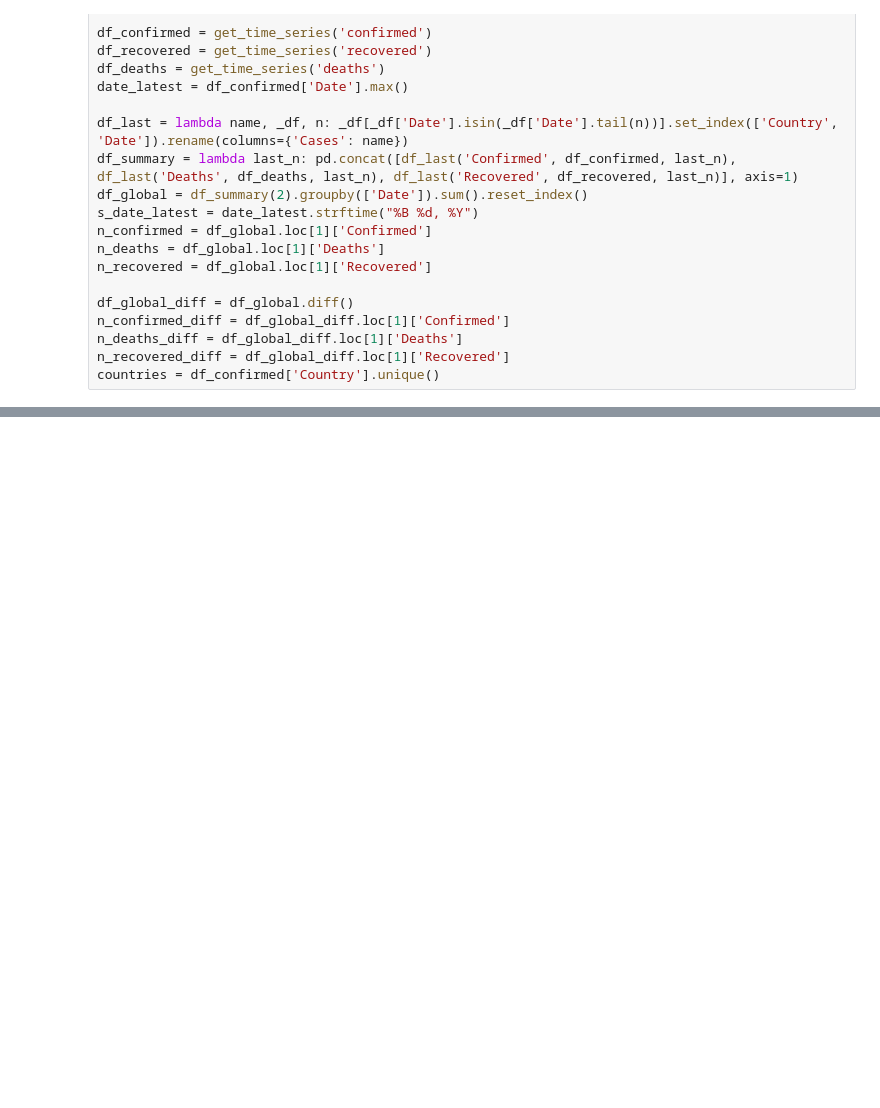
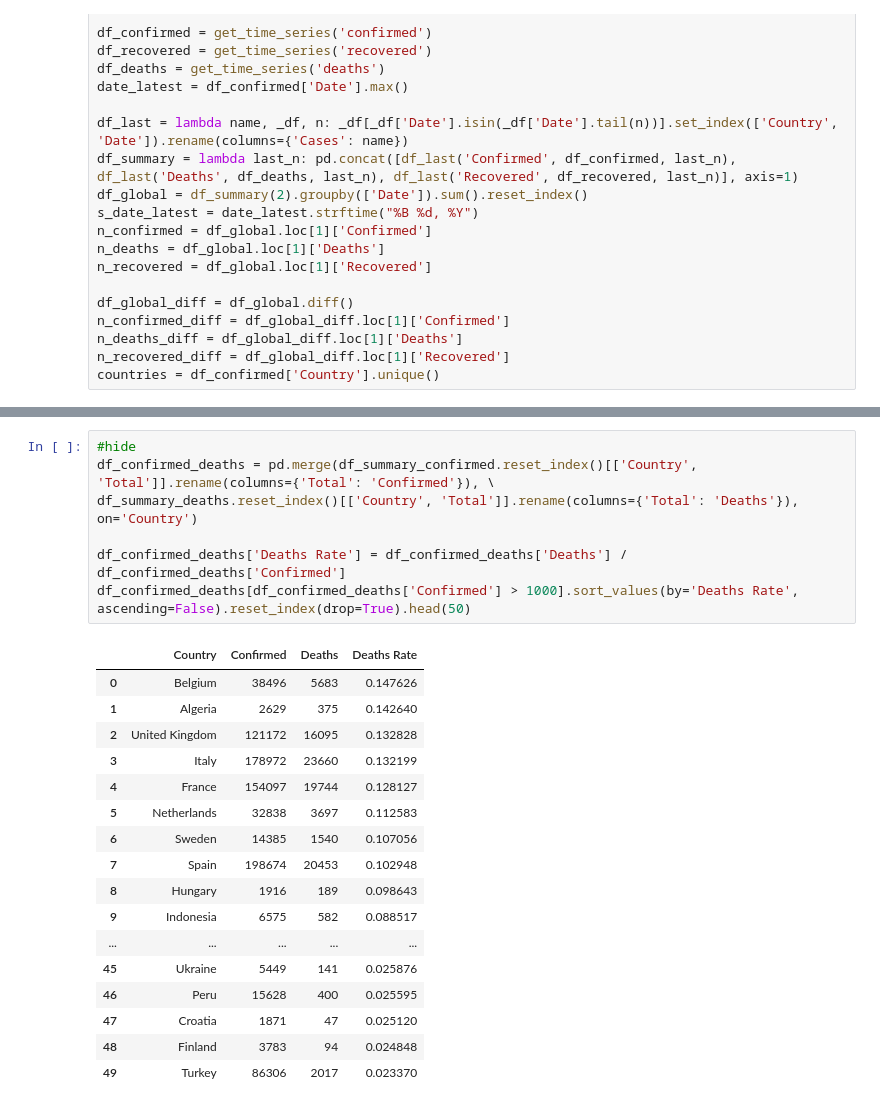
Before and after one commit to holamedia/covid19, a Jupyter notebook: _notebooks/2020-04-16-COVID-19-WORLD.ipynb, the cells around one changed output, grey strips where cells are left out. Drawn from its saved outputs; the diff is of its cells as text; blank space fills up the shorter version.

```diff
--- a/_notebooks/2020-04-16-COVID-19-WORLD.ipynb
+++ b/_notebooks/2020-04-16-COVID-19-WORLD.ipynb
@@ -250,0 +271,26 @@ Name: France, Length: 86, dtype: int64
+# %%
+#hide
+df_confirmed_deaths = pd.merge(df_summary_confirmed.reset_index()[['Country', 'Total']].rename(columns={'Total': 'Confirmed'}), \
+df_summary_deaths.reset_index()[['Country', 'Total']].rename(columns={'Total': 'Deaths'}),
+on='Country')
+
+df_confirmed_deaths['Deaths Rate'] = df_confirmed_deaths['Deaths'] / df_confirmed_deaths['Confirmed']
+df_confirmed_deaths[df_confirmed_deaths['Confirmed'] > 1000].sort_values(by='Deaths Rate', ascending=False).reset_index(drop=True).head(50)
+# %% [output]
+|  | Country | Confirmed | Deaths | Deaths Rate |
+| 0 | Belgium | 38496 | 5683 | 0.147626 |
+| 1 | Algeria | 2629 | 375 | 0.142640 |
+| 2 | United Kingdom | 121172 | 16095 | 0.132828 |
+| 3 | Italy | 178972 | 23660 | 0.132199 |
+| 4 | France | 154097 | 19744 | 0.128127 |
+| 5 | Netherlands | 32838 | 3697 | 0.112583 |
+| 6 | Sweden | 14385 | 1540 | 0.107056 |
+| 7 | Spain | 198674 | 20453 | 0.102948 |
+| 8 | Hungary | 1916 | 189 | 0.098643 |
+| 9 | Indonesia | 6575 | 582 | 0.088517 |
+| ... | ... | ... | ... | ... |
+| 45 | Ukraine | 5449 | 141 | 0.025876 |
+| 46 | Peru | 15628 | 400 | 0.025595 |
+| 47 | Croatia | 1871 | 47 | 0.025120 |
+| 48 | Finland | 3783 | 94 | 0.024848 |
+| 49 | Turkey | 86306 | 2017 | 0.023370 |
```
Also changed, not shown: parts of 22 cells of this notebook.
